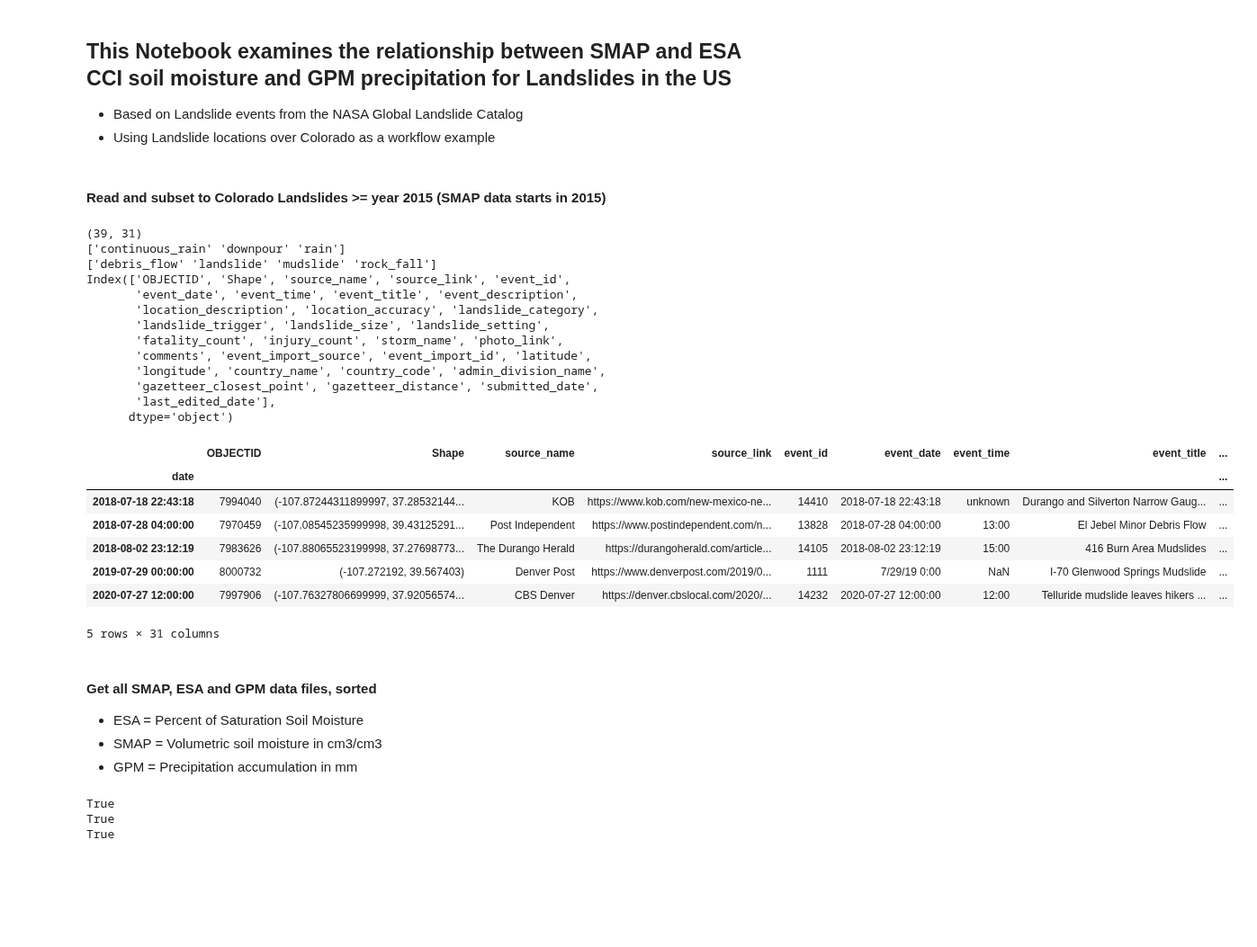
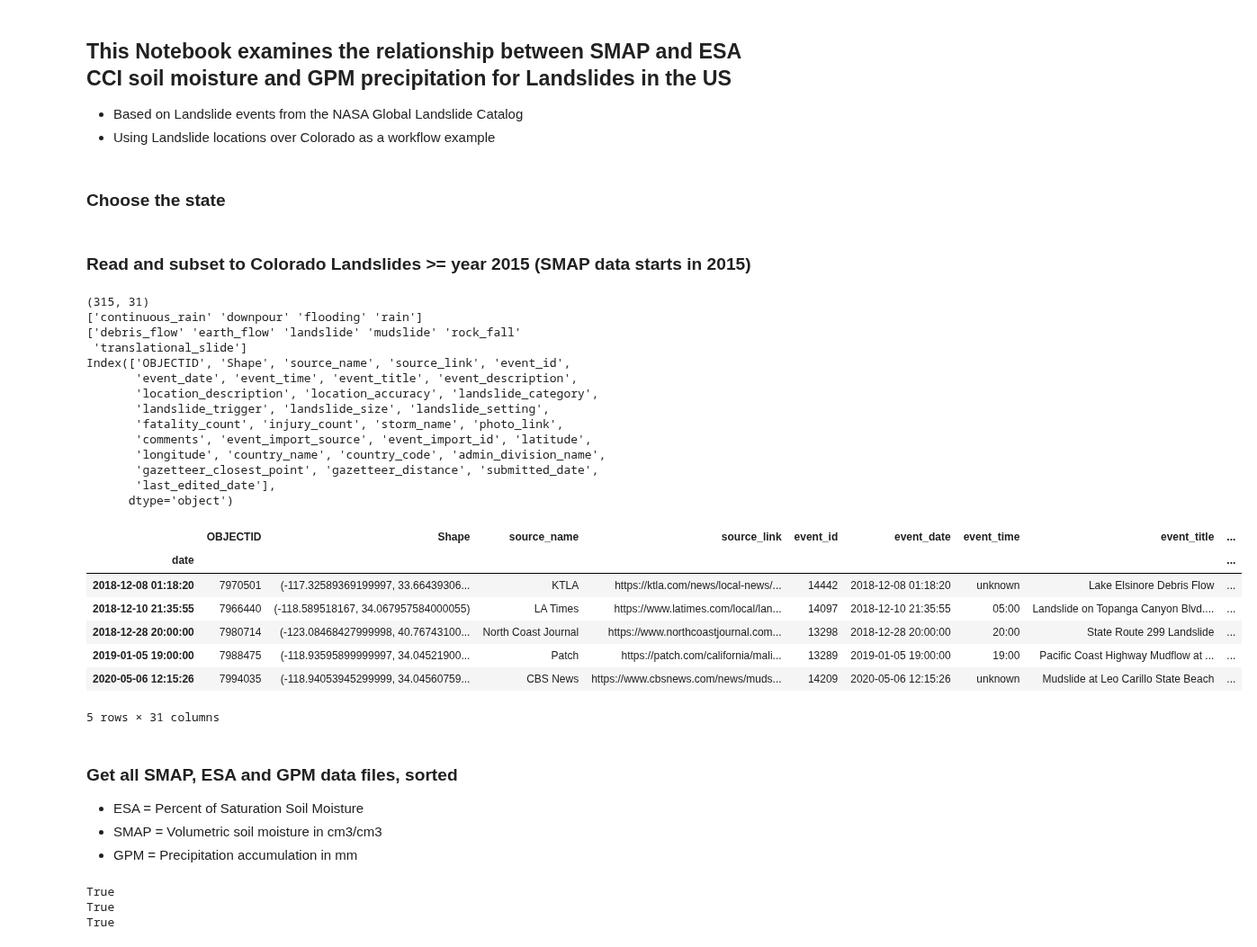
Before and after one commit to jacquiewitte/capstone-landslides-soilmoisture, a Jupyter notebook: landslide_precip_soilm.ipynb, the cells around one changed output. Shown at 90% size. Saved outputs shown, nothing was run; the diff lists cells and outputs as text; code cells hidden in the pictures; blank space fills up the shorter version.

```diff
--- a/landslide_precip_soilm.ipynb
+++ b/landslide_precip_soilm.ipynb
@@ -109,8 +114,13 @@ def nearestneighbor_ncdf(input_file, parameter, loc):
             'lat': loc[1]},
             method="nearest")
     return float(res.values)
+# %% [markdown]
+### Choose the state
+# %%
+westernUS = ['Colorado', 'California', 'Oregon', 'Washington']
+state = westernUS[1]
 # %% [markdown]
-#### Read and subset to Colorado Landslides >= year 2015 (SMAP data starts in 2015)
+### Read and subset to Colorado Landslides >= year 2015 (SMAP data starts in 2015)
 # %%
 # Read the GLC file
 glc_file = os.path.join(et.io.HOME,
@@ -121,47 +131,50 @@ glc_file = os.path.join(et.io.HOME,
 glc = pd.read_csv(glc_file)
 
 glc_co = glc[(glc['country_code'] == 'US') & (
-                glc['admin_division_name'] == 'Colorado') & (
+                glc['admin_division_name'] == state) & (
                 glc['landslide_trigger'] != 'freeze_thaw') & (
                 glc['landslide_trigger'] != 'snowfall_snowmelt') & (
+                glc['landslide_trigger'] != 'earthquake') & (
+                glc['landslide_trigger'] != 'leaking_pipe') & (
                 glc['landslide_trigger'] != 'no_apparent_trigger') & (
                 glc['landslide_trigger'] != 'other')              & (
                 glc['landslide_trigger'] != 'unknown')
             ]
 # convert to pandas datetime
 glc_co['date'] = pd.to_datetime(glc_co['event_date'])
 glc_co = glc_co.set_index('date').sort_index()
 glc_co_gt2015 = glc_co[glc_co.index > '2015-04-01']
 
 print(glc_co_gt2015.shape)
 print(np.unique(glc_co_gt2015['landslide_trigger']))
 print(np.unique(glc_co_gt2015['landslide_category']))
 print(glc_co_gt2015.columns)
 glc_co_gt2015.tail()
 # %% [output]
-(39, 31)
-['continuous_rain' 'downpour' 'rain']
-['debris_flow' 'landslide' 'mudslide' 'rock_fall']
+(315, 31)
+['continuous_rain' 'downpour' 'flooding' 'rain']
+['debris_flow' 'earth_flow' 'landslide' 'mudslide' 'rock_fall'
+ 'translational_slide']
 Index(['OBJECTID', 'Shape', 'source_name', 'source_link', 'event_id',
        'event_date', 'event_time', 'event_title', 'event_description',
        'location_description', 'location_accuracy', 'landslide_category',
        'landslide_trigger', 'landslide_size', 'landslide_setting',
        'fatality_count', 'injury_count', 'storm_name', 'photo_link',
        'comments', 'event_import_source', 'event_import_id', 'latitude',
        'longitude', 'country_name', 'country_code', 'admin_division_name',
        'gazetteer_closest_point', 'gazetteer_distance', 'submitted_date',
        'last_edited_date'],
       dtype='object')
 |  | OBJECTID | Shape | source_name | source_link | event_id | event_date | event_time | event_title | ... |
 | date |  |  |  |  |  |  |  |  | ... |
-| 2018-07-18 22:43:18 | 7994040 | (-107.87244311899997, 37.28532144... | KOB | https://www.kob.com/new-mexico-ne... | 14410 | 2018-07-18 22:43:18 | unknown | Durango and Silverton Narrow Gaug... | ... |
-| 2018-07-28 04:00:00 | 7970459 | (-107.08545235999998, 39.43125291... | Post Independent | https://www.postindependent.com/n... | 13828 | 2018-07-28 04:00:00 | 13:00 | El Jebel Minor Debris Flow | ... |
-| 2018-08-02 23:12:19 | 7983626 | (-107.88065523199998, 37.27698773... | The Durango Herald | https://durangoherald.com/article... | 14105 | 2018-08-02 23:12:19 | 15:00 | 416 Burn Area Mudslides | ... |
-| 2019-07-29 00:00:00 | 8000732 | (-107.272192, 39.567403) | Denver Post | https://www.denverpost.com/2019/0... | 1111 | 7/29/19 0:00 | NaN | I-70 Glenwood Springs Mudslide | ... |
-| 2020-07-27 12:00:00 | 7997906 | (-107.76327806699999, 37.92056574... | CBS Denver | https://denver.cbslocal.com/2020/... | 14232 | 2020-07-27 12:00:00 | 12:00 | Telluride mudslide leaves hikers ... | ... |
+| 2018-12-08 01:18:20 | 7970501 | (-117.32589369199997, 33.66439306... | KTLA | https://ktla.com/news/local-news/... | 14442 | 2018-12-08 01:18:20 | unknown | Lake Elsinore Debris Flow | ... |
+| 2018-12-10 21:35:55 | 7966440 | (-118.589518167, 34.067957584000055) | LA Times | https://www.latimes.com/local/lan... | 14097 | 2018-12-10 21:35:55 | 05:00 | Landslide on Topanga Canyon Blvd.... | ... |
+| 2018-12-28 20:00:00 | 7980714 | (-123.08468427999998, 40.76743100... | North Coast Journal | https://www.northcoastjournal.com... | 13298 | 2018-12-28 20:00:00 | 20:00 | State Route 299 Landslide | ... |
+| 2019-01-05 19:00:00 | 7988475 | (-118.93595899999997, 34.04521900... | Patch | https://patch.com/california/mali... | 13289 | 2019-01-05 19:00:00 | 19:00 | Pacific Coast Highway Mudflow at ... | ... |
+| 2020-05-06 12:15:26 | 7994035 | (-118.94053945299999, 34.04560759... | CBS News | https://www.cbsnews.com/news/muds... | 14209 | 2020-05-06 12:15:26 | unknown | Mudslide at Leo Carillo State Beach | ... |
 5 rows × 31 columns
 # %% [markdown]
-#### Get all SMAP, ESA and GPM data files, sorted
+### Get all SMAP, ESA and GPM data files, sorted
  - ESA = Percent of Saturation Soil Moisture
  - SMAP = Volumetric soil moisture in cm3/cm3
  - GPM = Precipitation accumulation in mm
```
Also changed, not shown: parts of 15 cells of this notebook.
